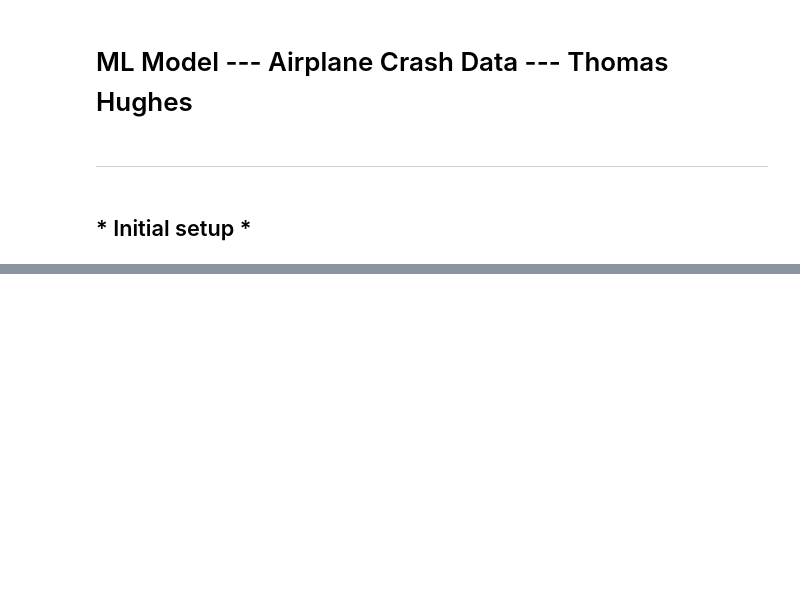
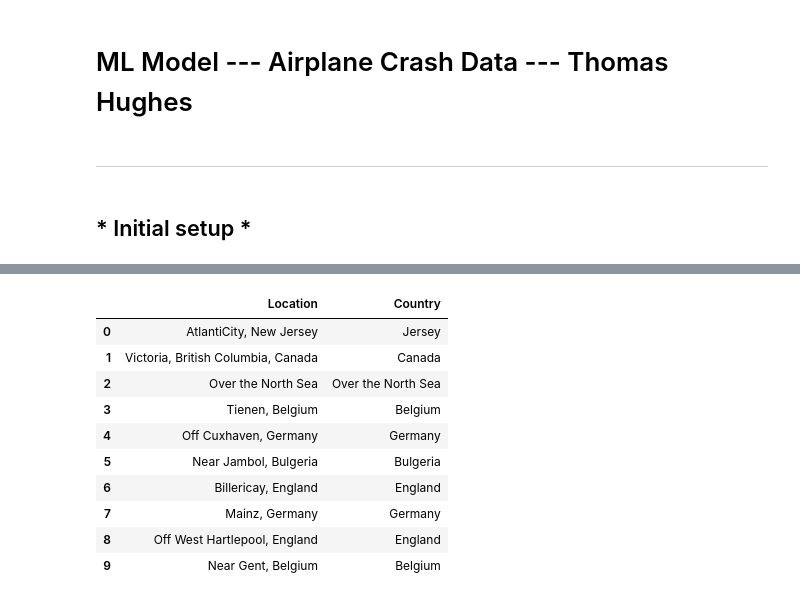
Before and after one commit to tomwillhughes/ML_project, a Jupyter notebook: Notebooks/Airplane_Crash_Prediction.ipynb, the cells around one changed output, grey strips where cells are left out. Cells and saved outputs as stored; diff of their text form; code cells hidden in the pictures; blank space fills up the shorter version.

```diff
--- a/Notebooks/Airplane_Crash_Prediction.ipynb
+++ b/Notebooks/Airplane_Crash_Prediction.ipynb
@@ -22,0 +250,14 @@ df.head()
+# %%
+display(df[["Location", "Country"]].head(10))
+# %% [output]
+|  | Location | Country |
+| 0 | AtlantiCity, New Jersey | Jersey |
+| 1 | Victoria, British Columbia, Canada | Canada |
+| 2 | Over the North Sea | Over the North Sea |
+| 3 | Tienen, Belgium | Belgium |
+| 4 | Off Cuxhaven, Germany | Germany |
+| 5 | Near Jambol, Bulgeria | Bulgeria |
+| 6 | Billericay, England | England |
+| 7 | Mainz, Germany | Germany |
+| 8 | Off West Hartlepool, England | England |
+| 9 | Near Gent, Belgium | Belgium |
```
Also changed, not shown: parts of 36 cells of this notebook.
